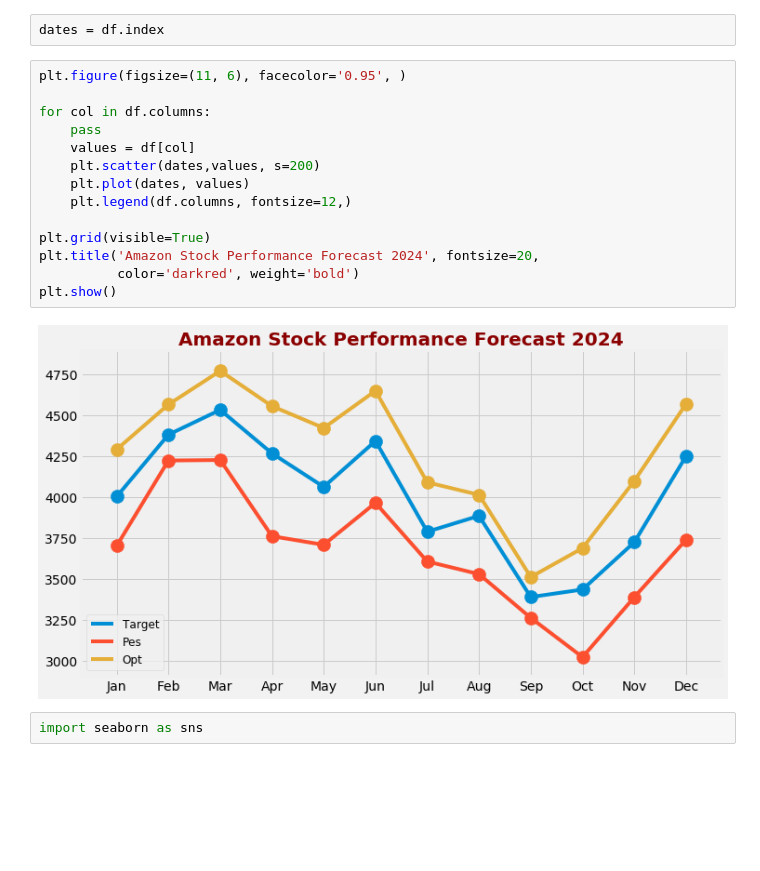
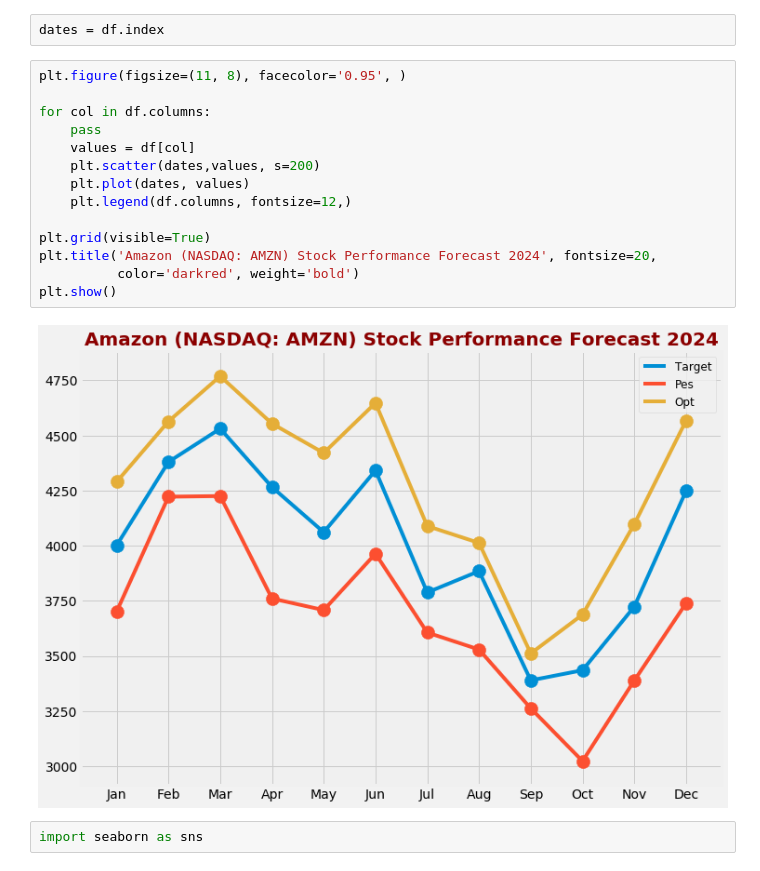
Before and after one commit to attila5287/scrap_and_dataviz, a Jupyter notebook: scrap_and_frame.ipynb, the cells around one changed output. Saved outputs shown, nothing was run; the diff lists cells and outputs as text; blank space fills up the shorter version.

```diff
--- a/scrap_and_frame.ipynb
+++ b/scrap_and_frame.ipynb
@@ -89,21 +89,21 @@ plt.style.use('fivethirtyeight')
 # %%
 dates = df.index
 # %%
-plt.figure(figsize=(11, 6), facecolor='0.95', )
+plt.figure(figsize=(11, 8), facecolor='0.95', )
 
 for col in df.columns:
     pass
     values = df[col]
     plt.scatter(dates,values, s=200)
     plt.plot(dates, values)
     plt.legend(df.columns, fontsize=12,)
 
 plt.grid(visible=True)
-plt.title('Amazon Stock Performance Forecast 2024', fontsize=20,
+plt.title('Amazon (NASDAQ: AMZN) Stock Performance Forecast 2024', fontsize=20,
           color='darkred', weight='bold')
 plt.show()
 # %% [output]
-[figure, old version]
+[figure, new version]
 # %%
 import seaborn as sns
 # %%
```
Also changed, not shown: parts of 2 cells of this notebook.
